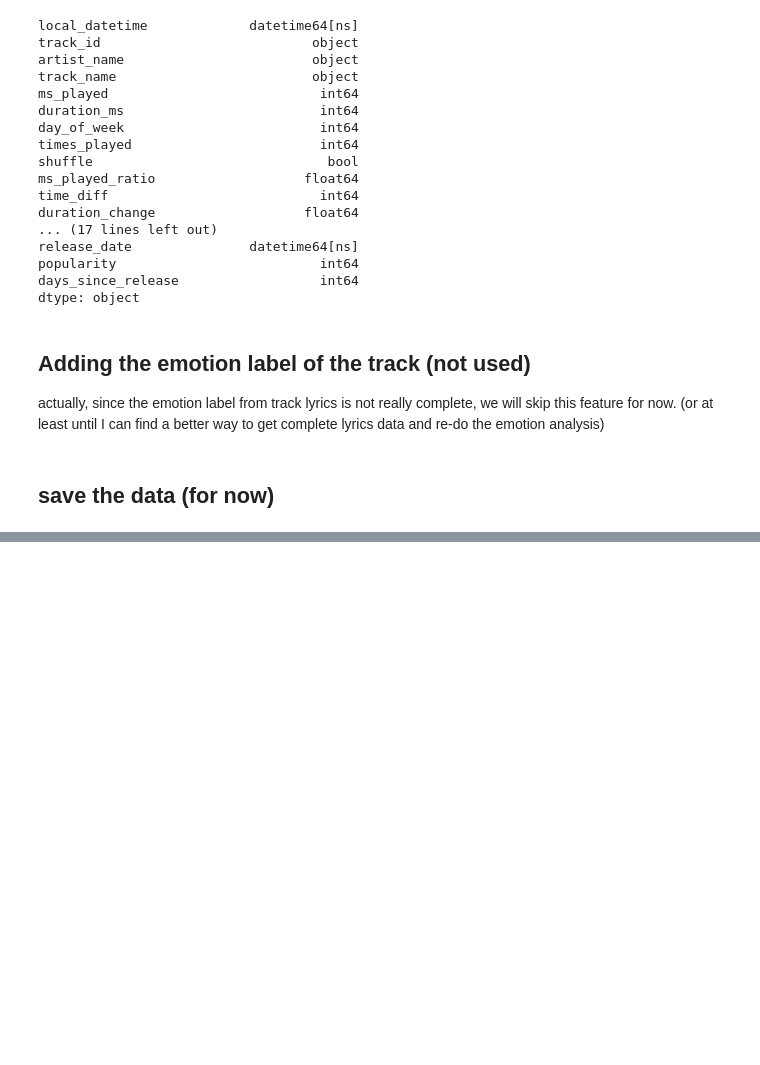
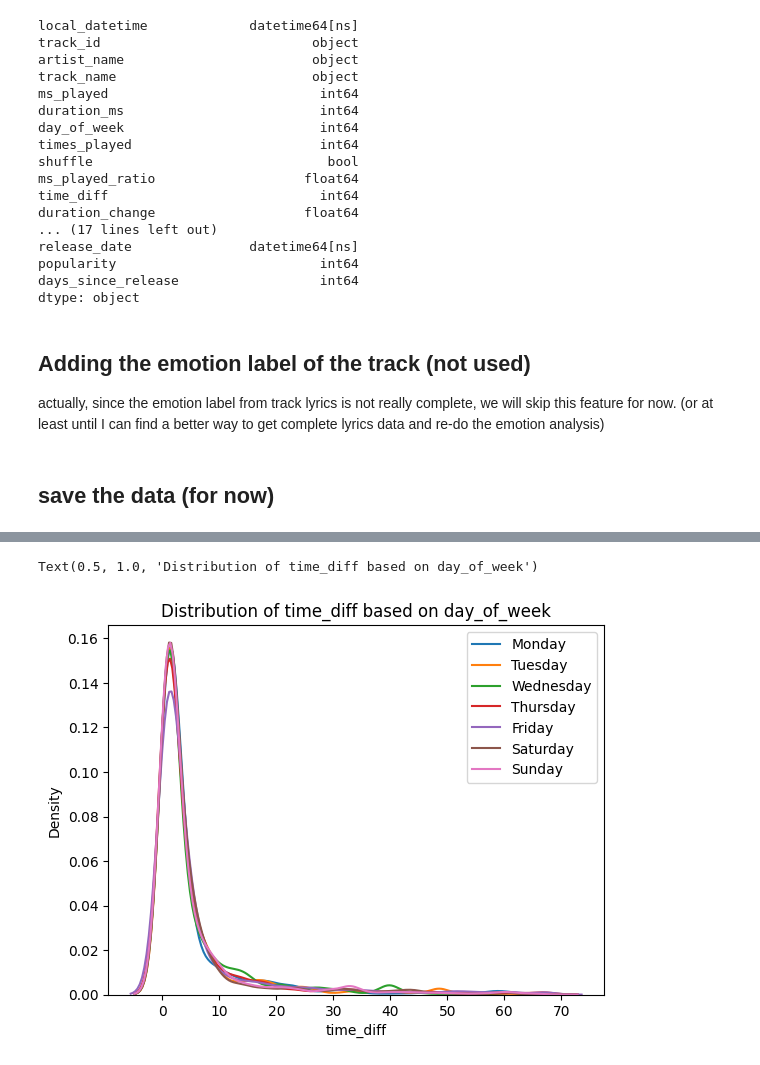
Before and after one commit to nazhifkojaz/Spotify-Analysis-Data-Collection-, a Jupyter notebook: churn_analysis.ipynb, the cells around one changed output, grey strips where cells are left out. Drawn from its saved outputs; the diff is of its cells as text; code cells hidden in the pictures; blank space fills up the shorter version.

```diff
--- a/churn_analysis.ipynb
+++ b/churn_analysis.ipynb
@@ -615,0 +747,12 @@ merged_df.to_csv('datasets/aggregated_data_for_churn_analysis.csv', index=False)
+# %%
+day_of_week_color = sns.color_palette("tab10", merged_df['day_of_week'].nunique())
+
+# kde plot for day_of_week
+for i in range(7):
+    ax = sns.kdeplot(merged_df[(merged_df['day_of_week'] == i) & (merged_df['time_diff'] < time_diff_threshold)]['time_diff'], color=day_of_week_color[i], label=f'Day {i}', fill=False)
+
+ax.legend(['Monday', 'Tuesday', 'Wednesday', 'Thursday', 'Friday', 'Saturday', 'Sunday'])
+ax.set_title('Distribution of time_diff based on day_of_week')
+# %% [output]
+Text(0.5, 1.0, 'Distribution of time_diff based on day_of_week')
+[figure, added]
```
Also changed, not shown: parts of 28 cells of this notebook, 2 other files.
